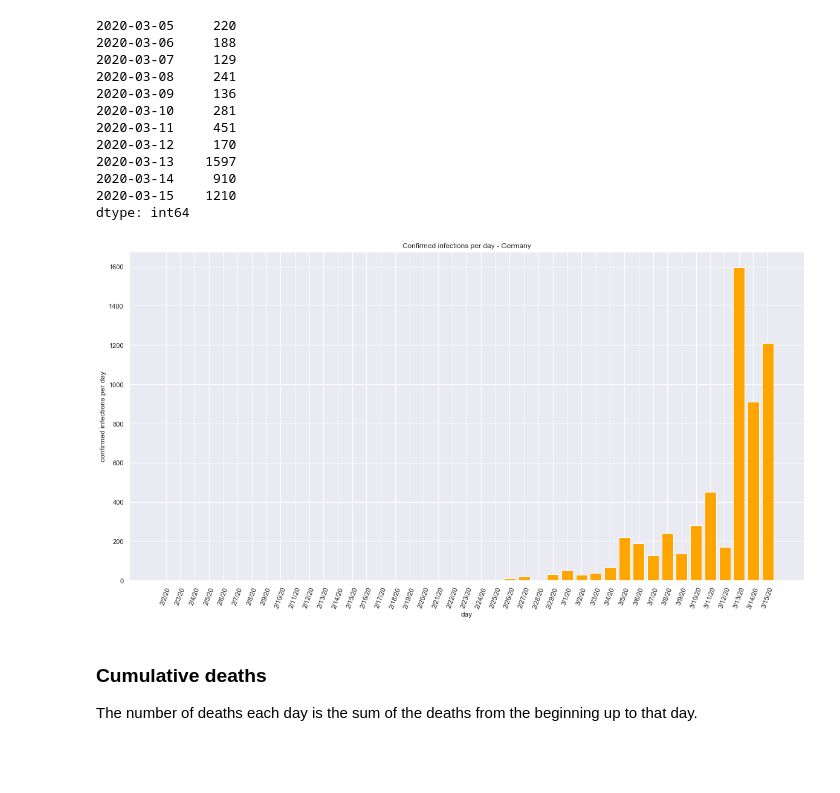
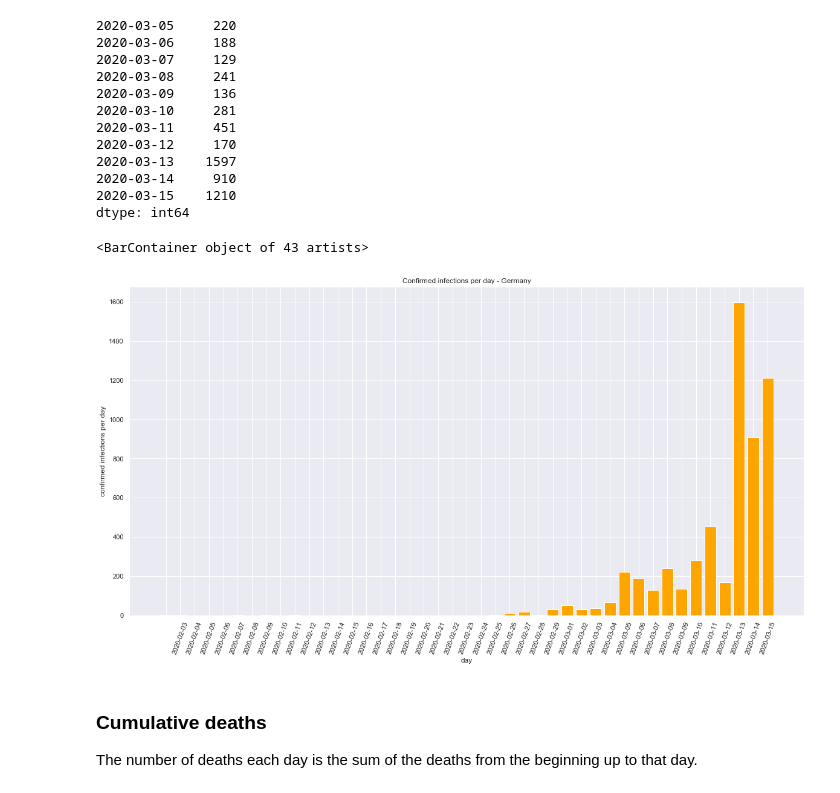
Before and after one commit to luigiselmi/datascience, a Jupyter notebook: python/covid19-monitoring-notebook.ipynb, the cells around one changed output. Drawn from its saved outputs; the diff is of its cells as text; code cells hidden in the pictures; blank space fills up the shorter version.

```diff
--- a/python/covid19-monitoring-notebook.ipynb
+++ b/python/covid19-monitoring-notebook.ipynb
@@ -271,14 +279,17 @@ confirmed_per_day_de['2020-03-05':]
 2020-03-15    1210
 dtype: int64
 # %%
-plt.title("Confirmed infections per day - Germany")
-plt.xlabel("day")
-plt.ylabel("confirmed infections per day");
-plt.xticks(rotation=70)
-plot_confirmed_per_day_de = plt.bar(dates_array[1:], confirmed_per_day_array_de, color='orange')
-plt.show()
+fig = plt.figure()
+ax = fig.add_subplot()
+ax.set_title("Confirmed infections per day - Germany")
+ax.set_xlabel("day")
+ax.set_ylabel("confirmed infections per day");
+ax.set_xticks(confirmed_per_day_de.index)
+ax.set_xticklabels(confirmed_per_day_de.index[1:].format('%Y-%m-%d'), rotation=70)
+plt.bar(dates_array[1:], confirmed_per_day_array_de, color='orange')
 # %% [output]
+<BarContainer object of 43 artists>
-[figure, old version]
+[figure, new version]
 # %% [markdown]
 ### Cumulative deaths
 The number of deaths each day is the sum of the deaths from the beginning up to that day.
```
Also changed, not shown: parts of 12 cells of this notebook.
